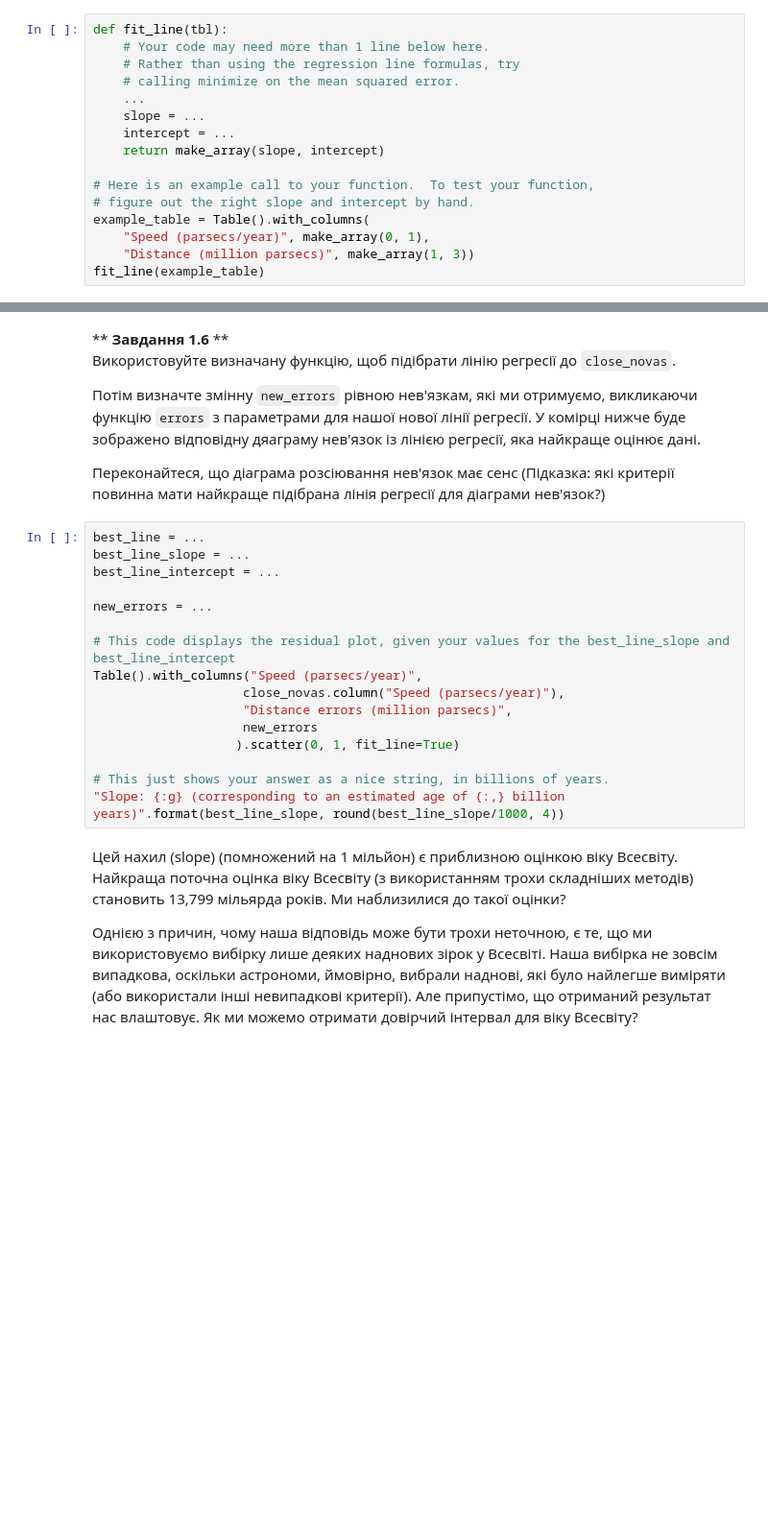
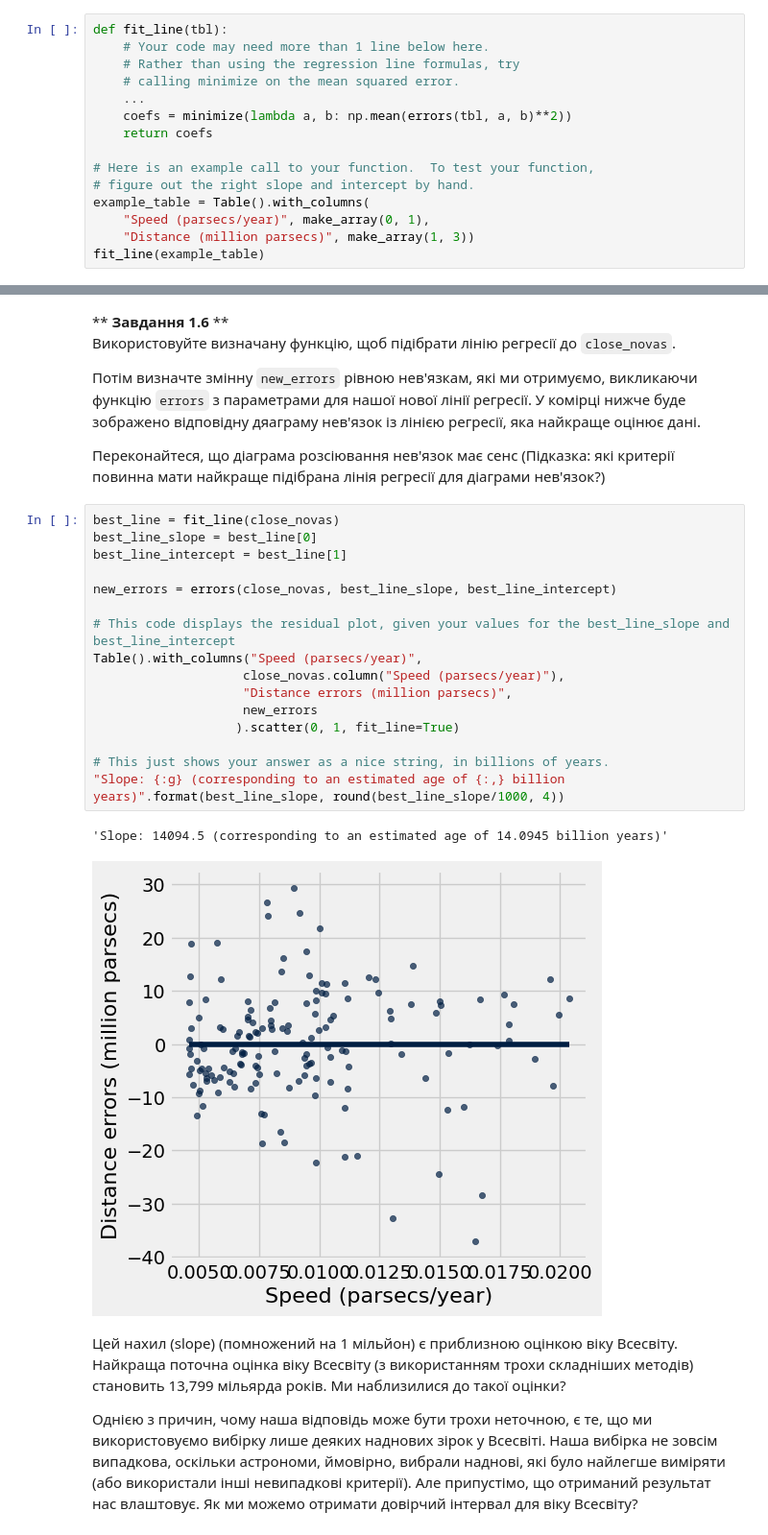
Before and after one commit to mashaven/sheva-stats, a Jupyter notebook: task-4/pr4_5/pr4_5.ipynb, the cells around one changed output, grey strips where cells are left out. Shown at 96% size. Drawn from its saved outputs; the diff is of its cells as text; blank space fills up the shorter version.

```diff
--- a/task-4/pr4_5/pr4_5.ipynb
+++ b/task-4/pr4_5/pr4_5.ipynb
@@ -223,9 +257,8 @@ def fit_line(tbl):
     # Rather than using the regression line formulas, try
     # calling minimize on the mean squared error.
     ...
-    slope = ...
-    intercept = ...
-    return make_array(slope, intercept)
+    coefs = minimize(lambda a, b: np.mean(errors(tbl, a, b)**2))
+    return coefs
 
 # Here is an example call to your function.  To test your function,
 # figure out the right slope and intercept by hand.
@@ -243,21 +280,24 @@ check('tests/q1_5.py')
 
 Переконайтеся, що діаграма розсіювання нев'язок має сенс (Підказка: які критерії повинна мати найкраще підібрана лінія регресії для діаграми нев'язок?)
 # %%
-best_line = ...
-best_line_slope = ...
-best_line_intercept = ...
+best_line = fit_line(close_novas)
+best_line_slope = best_line[0]
+best_line_intercept = best_line[1]
 
-new_errors = ...
+new_errors = errors(close_novas, best_line_slope, best_line_intercept)
 
 # This code displays the residual plot, given your values for the best_line_slope and best_line_intercept
 Table().with_columns("Speed (parsecs/year)",
                     close_novas.column("Speed (parsecs/year)"),
                     "Distance errors (million parsecs)",
                     new_errors
                    ).scatter(0, 1, fit_line=True)
 
 # This just shows your answer as a nice string, in billions of years.
 "Slope: {:g} (corresponding to an estimated age of {:,} billion years)".format(best_line_slope, round(best_line_slope/1000, 4))
+# %% [output]
+'Slope: 14094.5 (corresponding to an estimated age of 14.0945 billion years)'
+[figure, added]
 # %% [markdown]
 Цей нахил (slope) (помножений на 1 мільйон) є приблизною оцінкою віку Всесвіту. Найкраща поточна оцінка віку Всесвіту (з використанням трохи складніших методів) становить 13,799 мільярда років. Ми наблизилися до такої оцінки?
 
```
Also changed, not shown: parts of 19 cells of this notebook.
